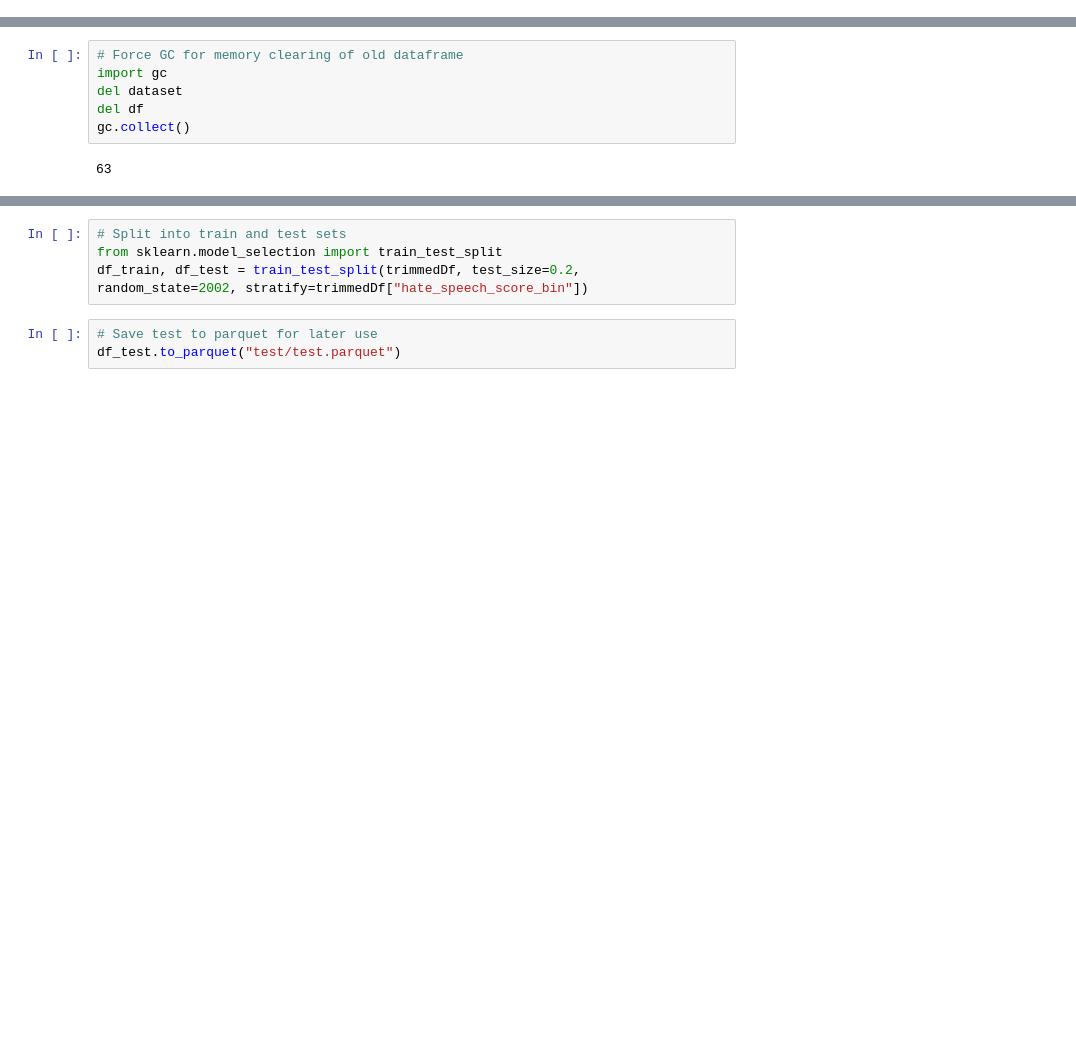
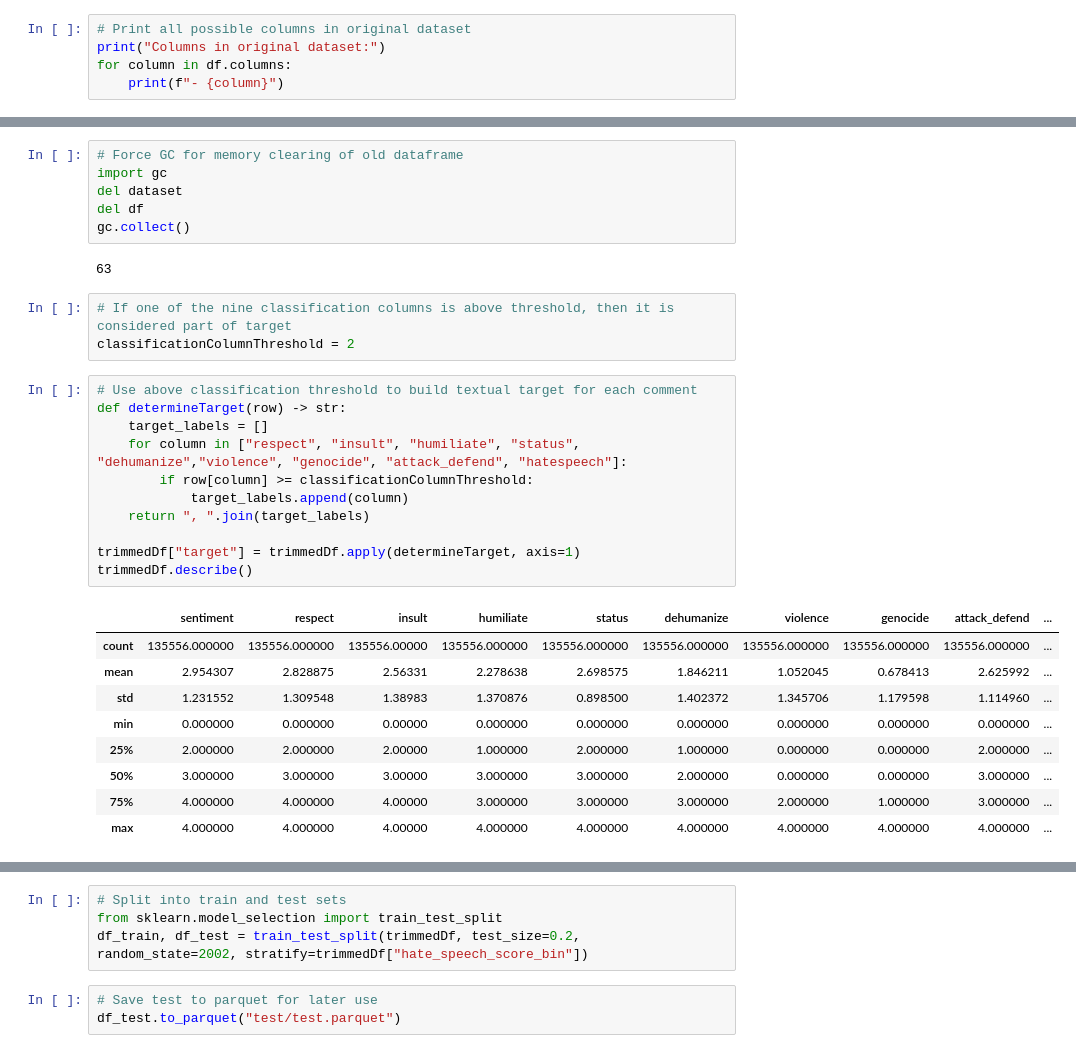
Before and after one commit to cmh02/HSSFLDON, a Jupyter notebook: data/HSSFLDON_DataPreparation.ipynb, the cells around one changed output, grey strips where cells are left out. Drawn from its saved outputs; the diff is of its cells as text; blank space fills up the shorter version.

```diff
--- a/data/HSSFLDON_DataPreparation.ipynb
+++ b/data/HSSFLDON_DataPreparation.ipynb
@@ -24,3 +22,8 @@ df.describe()
 | 75% | 32038.250000 | 8363.000000 | 2.000000 | 4.000000 | 4.000000 | 4.00000 | 3.000000 | 3.000000 | 3.000000 | ... |
 | max | 50070.000000 | 11142.000000 | 3.000000 | 4.000000 | 4.000000 | 4.00000 | 4.000000 | 4.000000 | 4.000000 | ... |
 8 rows × 22 columns
+# %%
+# Print all possible columns in original dataset
+print("Columns in original dataset:")
+for column in df.columns:
+    print(f"- {column}")
@@ -47,3 +87,27 @@ del df
 gc.collect()
 # %% [output]
 63
+# %%
+# If one of the nine classification columns is above threshold, then it is considered part of target
+classificationColumnThreshold = 2
+# %%
+# Use above classification threshold to build textual target for each comment
+def determineTarget(row) -> str:
+    target_labels = []
+    for column in ["respect", "insult", "humiliate", "status", "dehumanize","violence", "genocide", "attack_defend", "hatespeech"]:
+        if row[column] >= classificationColumnThreshold:
+            target_labels.append(column)
+    return ", ".join(target_labels)
+
+trimmedDf["target"] = trimmedDf.apply(determineTarget, axis=1)
+trimmedDf.describe()
+# %% [output]
+|  | sentiment | respect | insult | humiliate | status | dehumanize | violence | genocide | attack_defend | ... |
+| count | 135556.000000 | 135556.000000 | 135556.00000 | 135556.000000 | 135556.000000 | 135556.000000 | 135556.000000 | 135556.000000 | 135556.000000 | ... |
+| mean | 2.954307 | 2.828875 | 2.56331 | 2.278638 | 2.698575 | 1.846211 | 1.052045 | 0.678413 | 2.625992 | ... |
+| std | 1.231552 | 1.309548 | 1.38983 | 1.370876 | 0.898500 | 1.402372 | 1.345706 | 1.179598 | 1.114960 | ... |
+| min | 0.000000 | 0.000000 | 0.00000 | 0.000000 | 0.000000 | 0.000000 | 0.000000 | 0.000000 | 0.000000 | ... |
+| 25% | 2.000000 | 2.000000 | 2.00000 | 1.000000 | 2.000000 | 1.000000 | 0.000000 | 0.000000 | 2.000000 | ... |
+| 50% | 3.000000 | 3.000000 | 3.00000 | 3.000000 | 3.000000 | 2.000000 | 0.000000 | 0.000000 | 3.000000 | ... |
+| 75% | 4.000000 | 4.000000 | 4.00000 | 3.000000 | 3.000000 | 3.000000 | 2.000000 | 1.000000 | 3.000000 | ... |
+| max | 4.000000 | 4.000000 | 4.00000 | 4.000000 | 4.000000 | 4.000000 | 4.000000 | 4.000000 | 4.000000 | ... |
```
Also changed, not shown: parts of 9 cells of this notebook, 5 other files.
